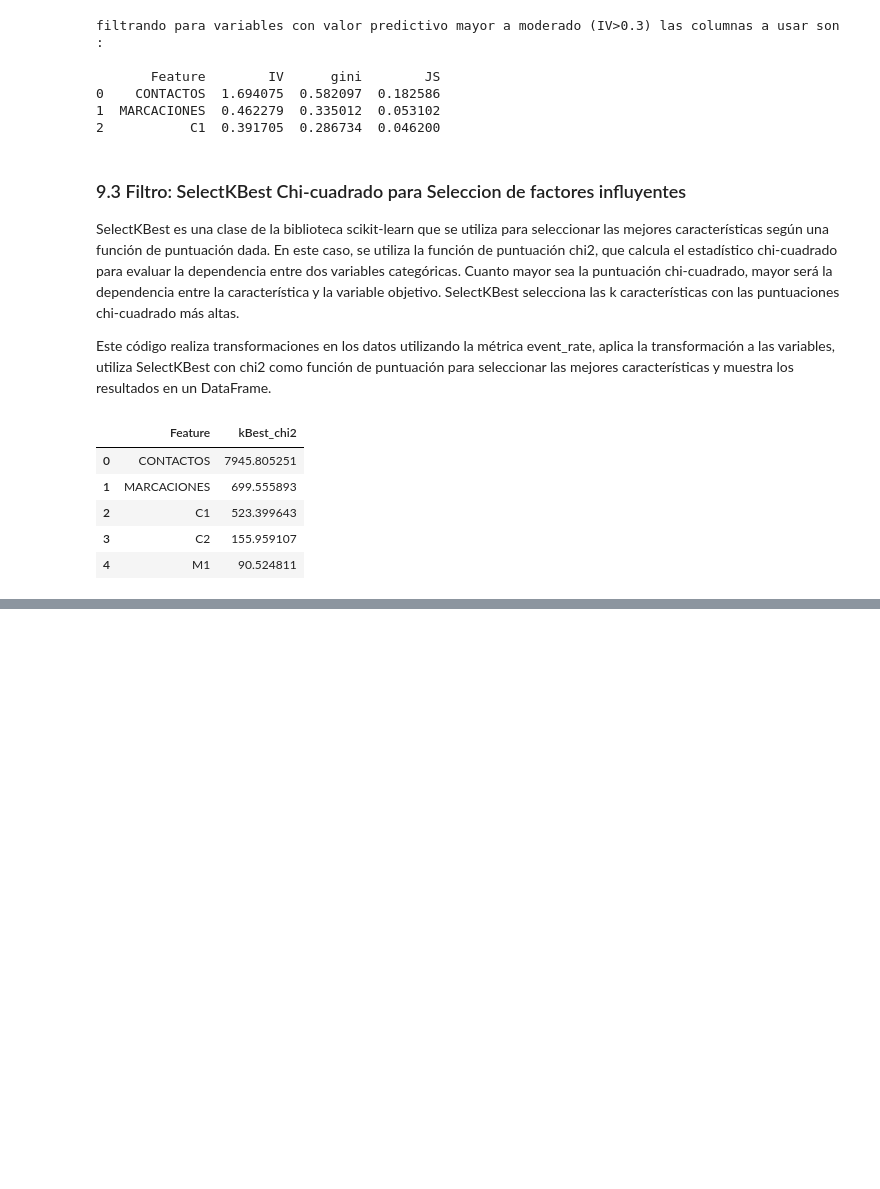
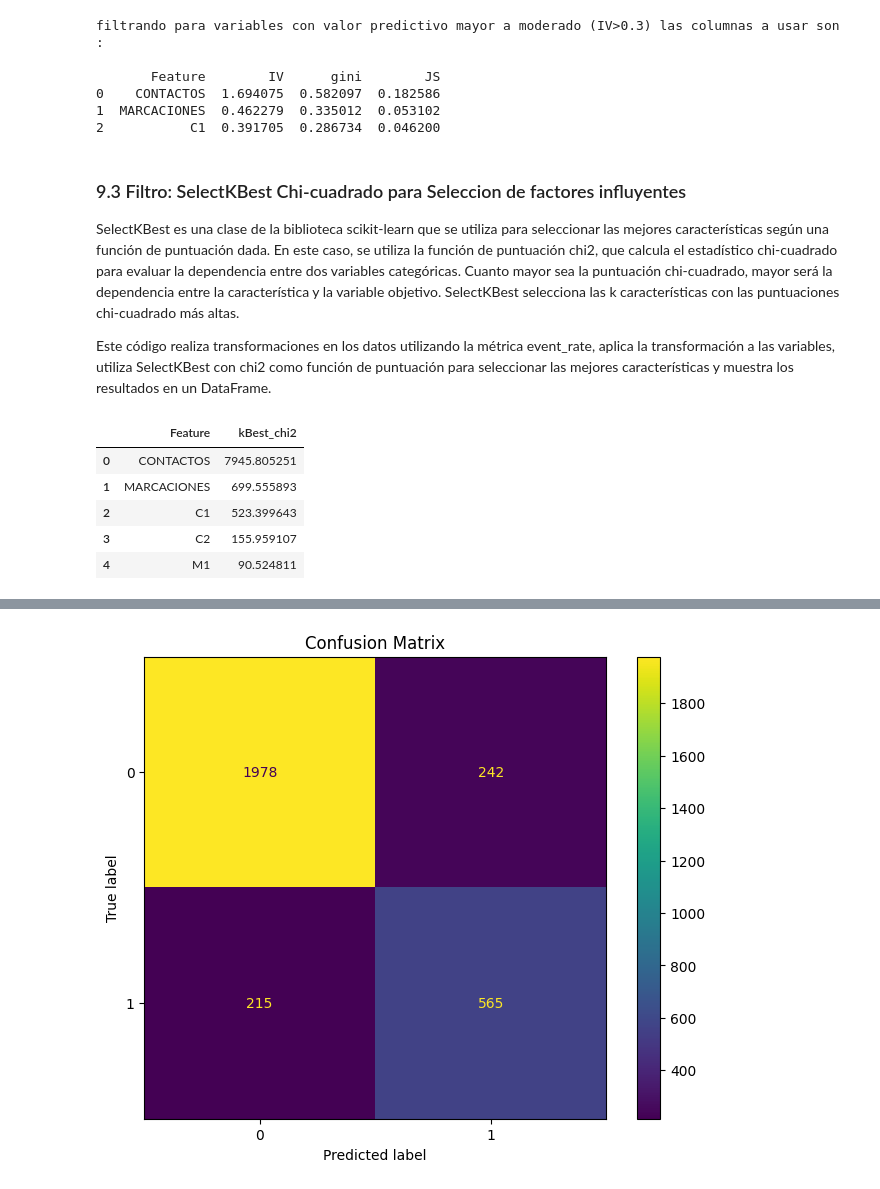
Before and after one commit to JCSR2022/Git_Challenge_Coppel, a Jupyter notebook: Challenge_Modelo_contactabilidad.ipynb, the cells around one changed output, grey strips where cells are left out. Cells and saved outputs as stored; diff of their text form; code cells hidden in the pictures; blank space fills up the shorter version.

```diff
--- a/Challenge_Modelo_contactabilidad.ipynb
+++ b/Challenge_Modelo_contactabilidad.ipynb
@@ -1550,0 +1579,66 @@ challenge será un archivo con el código y el reporte ejecutivo en formato PDF.
+# %%
+preproceso = preprocesamiento(revision)
+preproceso.df = preproceso.df.sample(10000)
+preproceso.crea_EDAD_NORM('EDAD')
+
+X = preproceso.df.drop(columns=['TARGET'])
+y = preproceso.df['TARGET'].to_numpy()
+
+#Una práctica común es utilizar la división estándar, 70% para entrenamiento y el 30% para validación.
+# MAs adelante se pueden utilizar Validación cruzada, Validación estratificada o Muestreo balanceado.
+X_train, X_test, y_train, y_test = train_test_split(X, y ,test_size=0.3, random_state=69)
+
+
+#Se utiliza ColumnTransformer para ejustar el modelo incluyendo las transformaciones
+ct = ColumnTransformer([('Quantile', QuantileTransformer(n_quantiles=10, random_state=0), ['INGRESO']),
+                        ('MinMax',MinMaxScaler(), ['MORAS'] ),
+                        ('Ohe_bi ',OneHotEncoder(handle_unknown='ignore', drop='first'), ['SEXO']),
+                        ('Ohe',OneHotEncoder(handle_unknown='ignore'), ['ESTADO','ESTADOCIVIL'] ),
+                        ('Normal',Normalizer(),['MARCACIONES','CONTACTOS','M1','C1','M2','C2','M3','C3'])
+                        ]
+                        , remainder='passthrough')#.set_output(transform='pandas')
+ct_out = ct.fit(X_train)
+X_train_trans = ct_out.transform(X_train)
+
+ # Modelo de clasificación de Support Vector Machine (SVM)
+n = 5
+estimator = SVC(kernel='linear', coef0=1, probability=True)
+selector_SVC = RFE(estimator, n_features_to_select=n)
+selector_SVC.fit(X_train_trans, y_train)
+X_train_trans_red = selector_SVC.transform(X_train_trans)
+
+ # Modelo de clasificación Regresion logistica con ajuste de desbalance
+def ajuste_desbalance_LogReg(target):
+    # Implementación de ajuste en caso de desbalanceo de clases para la implementación en LogisticRegression
+    unique, counts = np.unique(target, return_counts=True)
+    numero_clases = len(unique)
+    val_TARGET_0 = unique[0]
+    val_TARGET_1 = unique[1]
+    cant_TARGET_0 = counts[0]
+    cant_TARGET_1 = counts[1]
+    total = cant_TARGET_0 + cant_TARGET_1
+    peso_TARGET_0 = total / (numero_clases * cant_TARGET_0)
+    peso_TARGET_1 = total / (numero_clases * cant_TARGET_1)
+    return {val_TARGET_0: peso_TARGET_0, val_TARGET_1: peso_TARGET_1}
+LR_balance = LogisticRegression(class_weight = ajuste_desbalance_LogReg(y_train)).fit(X_train_trans_red, y_train)
+
+# implementacion del modelo completo
+pipeline = Pipeline([
+    ('Transformacion_var', ct_out),
+    ('Reduccion_var', selector_SVC),
+    ('clasificacion', LR_balance)
+])
+
+pipe = pipeline.fit(X_train, y_train)
+
+def grafica_confusion_matrix(y_test, y_test_predictions):
+    conf_matrix = confusion_matrix(y_test, y_test_predictions)
+    fig, ax = plt.subplots(figsize=(8,6), dpi=100)
+    display = ConfusionMatrixDisplay(conf_matrix)
+    ax.set(title='Confusion Matrix')
+    display.plot(ax=ax)
+
+prediccion = pipe.predict(X_test)
+grafica_confusion_matrix(y_test, prediccion)
+# %% [output]
+[figure, added]
```
Also changed, not shown: parts of 29 cells of this notebook, 1 other file.
